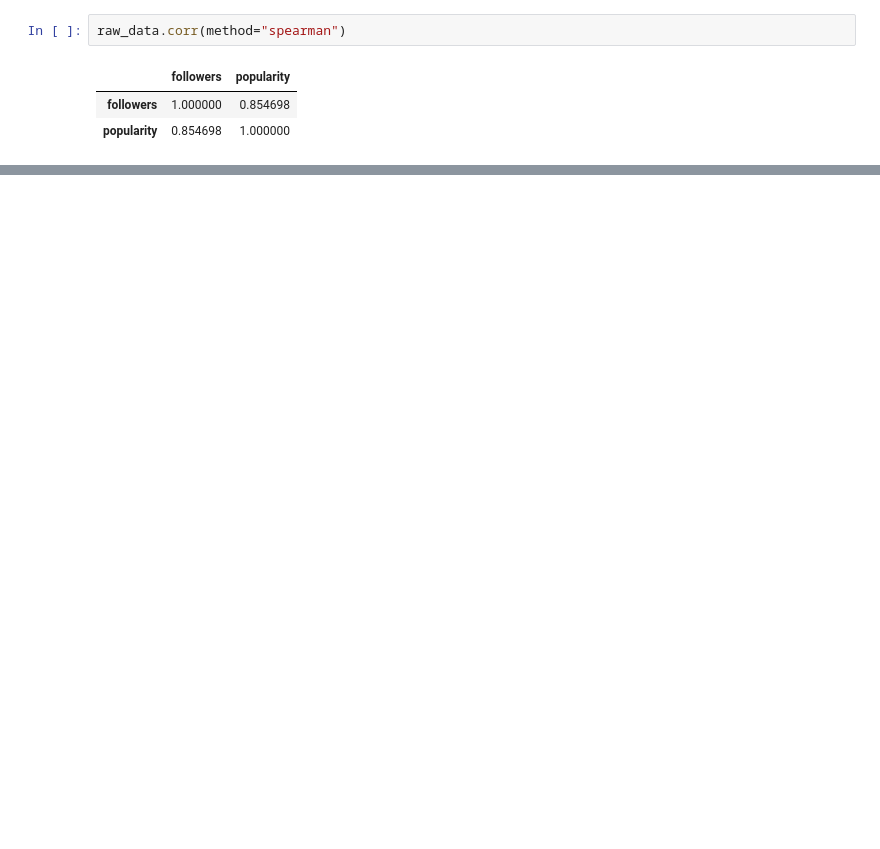
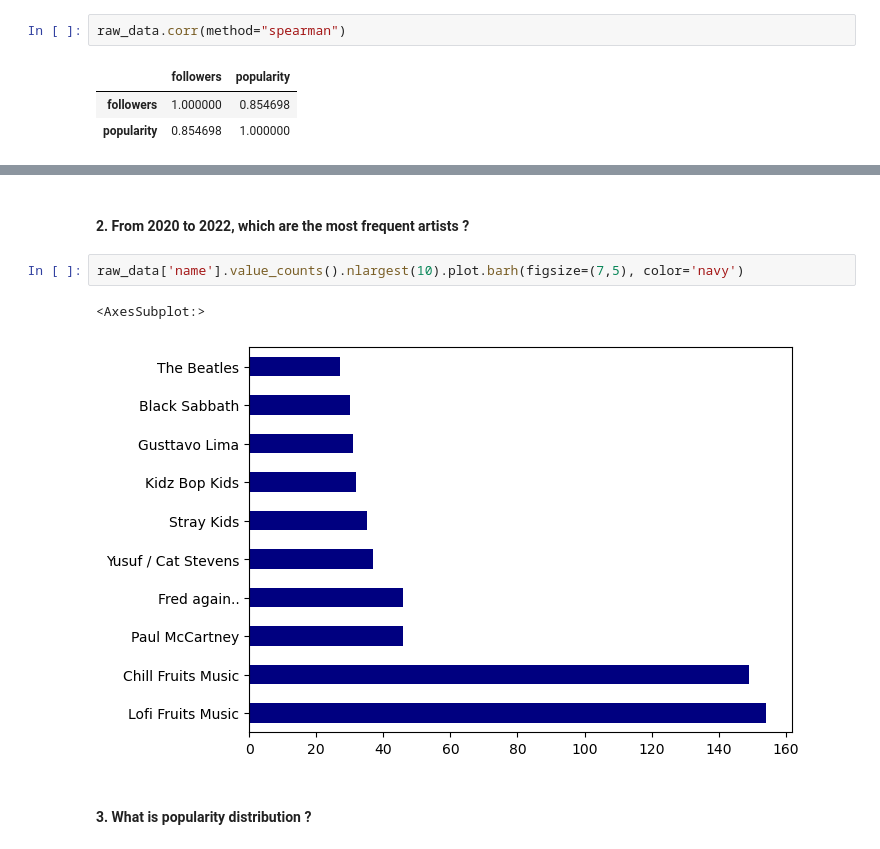
Before and after one commit to quytrungg/Final_Project_CSC14119, a Jupyter notebook: artists_data_exploration.ipynb, the cells around one changed output, grey strips where cells are left out. Saved outputs shown, nothing was run; the diff lists cells and outputs as text; blank space fills up the shorter version.

```diff
--- a/artists_data_exploration.ipynb
+++ b/artists_data_exploration.ipynb
@@ -136,0 +192,9 @@ raw_data.corr(method="spearman")
+# %% [markdown]
+#### 2. From 2020 to 2022, which are the most frequent artists ?
+# %%
+raw_data['name'].value_counts().nlargest(10).plot.barh(figsize=(7,5), color='navy')
+# %% [output]
+<AxesSubplot:>
+[figure, added]
+# %% [markdown]
+#### 3. What is popularity distribution ?
```
Also changed, not shown: parts of 16 cells of this notebook.
